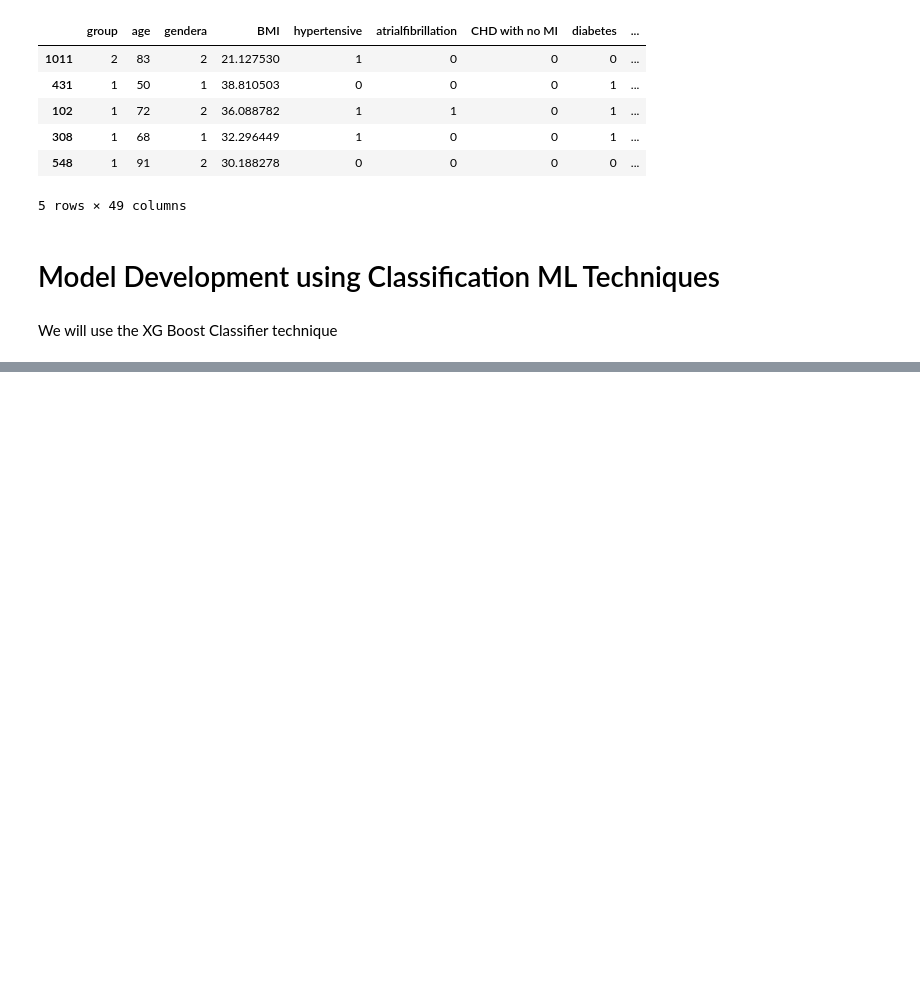
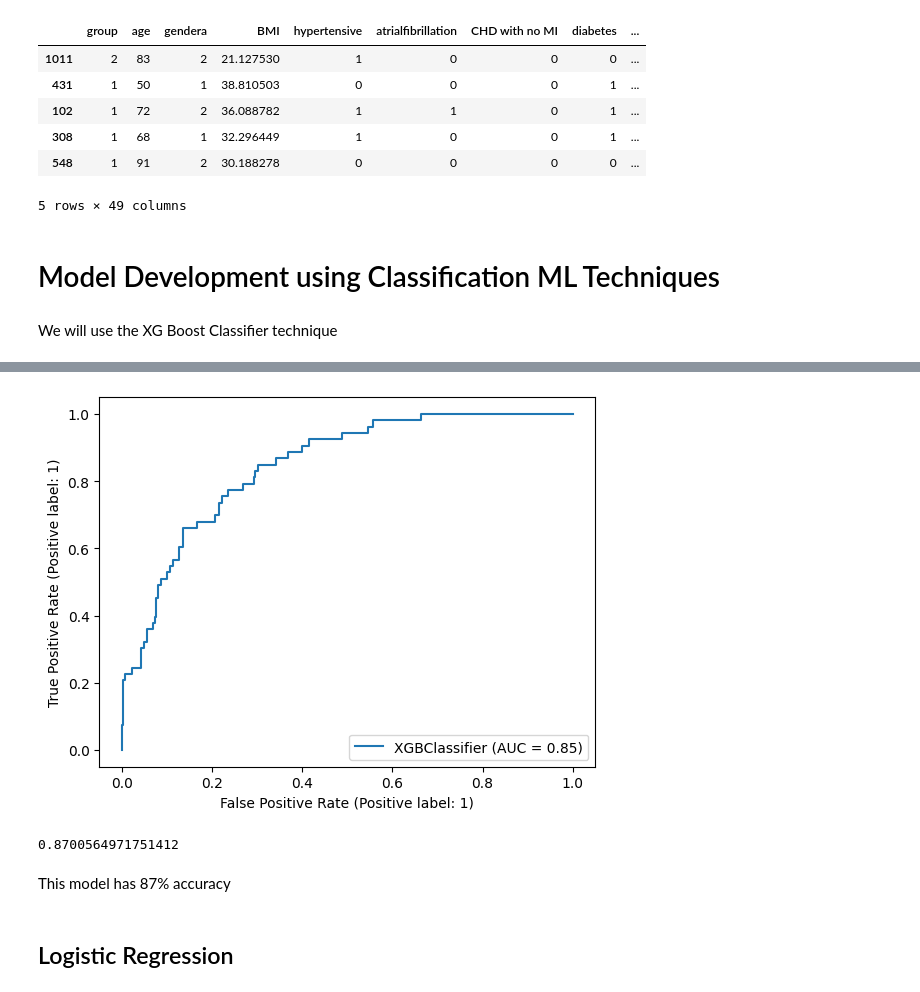
Before and after one commit to Tanishq5003/Hospital-Mortality-Prediction-ML-Project-, a Jupyter notebook: Hospital_Mortality_Prediction.ipynb, the cells around one changed output, grey strips where cells are left out. Cells and saved outputs as stored; diff of their text form; code cells hidden in the pictures; blank space fills up the shorter version.

Commit message:
Add files via upload
Updated with new models

```diff
--- a/Hospital_Mortality_Prediction.ipynb
+++ b/Hospital_Mortality_Prediction.ipynb
@@ -342,0 +354,4 @@ Requirement already satisfied: sklearn in /usr/local/lib/python3.9/dist-packages
+# %%
+xgb = XGBClassifier(random_state=42)
+# %%
+xgb.fit(x_train, y_train)
@@ -342,0 +461,13 @@ Requirement already satisfied: sklearn in /usr/local/lib/python3.9/dist-packages
+# %%
+xgb_disp = RocCurveDisplay.from_estimator(xgb, x_test, y_test)
+plt.show()
+# %% [output]
+[figure, added]
+# %%
+xgb.score(x_test, y_test)
+# %% [output]
+0.8700564971751412
+# %% [markdown]
+This model has 87% accuracy
+# %% [markdown]
+## Logistic Regression
```
Also changed, not shown: parts of 40 cells of this notebook.
